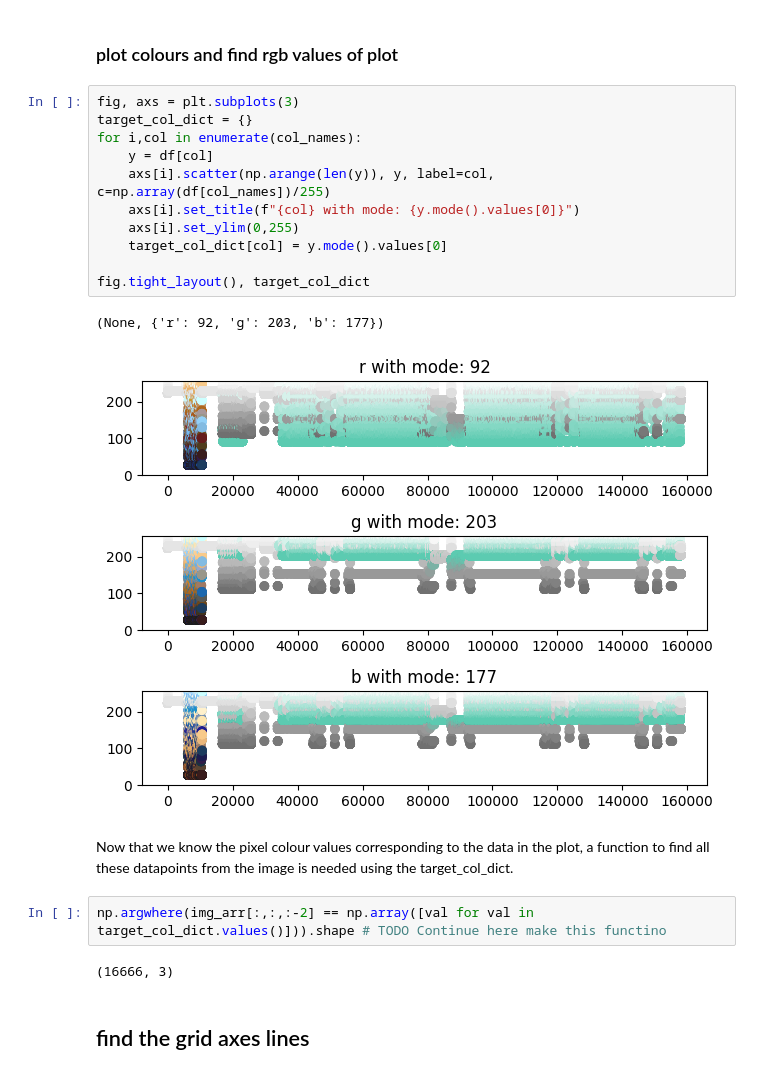
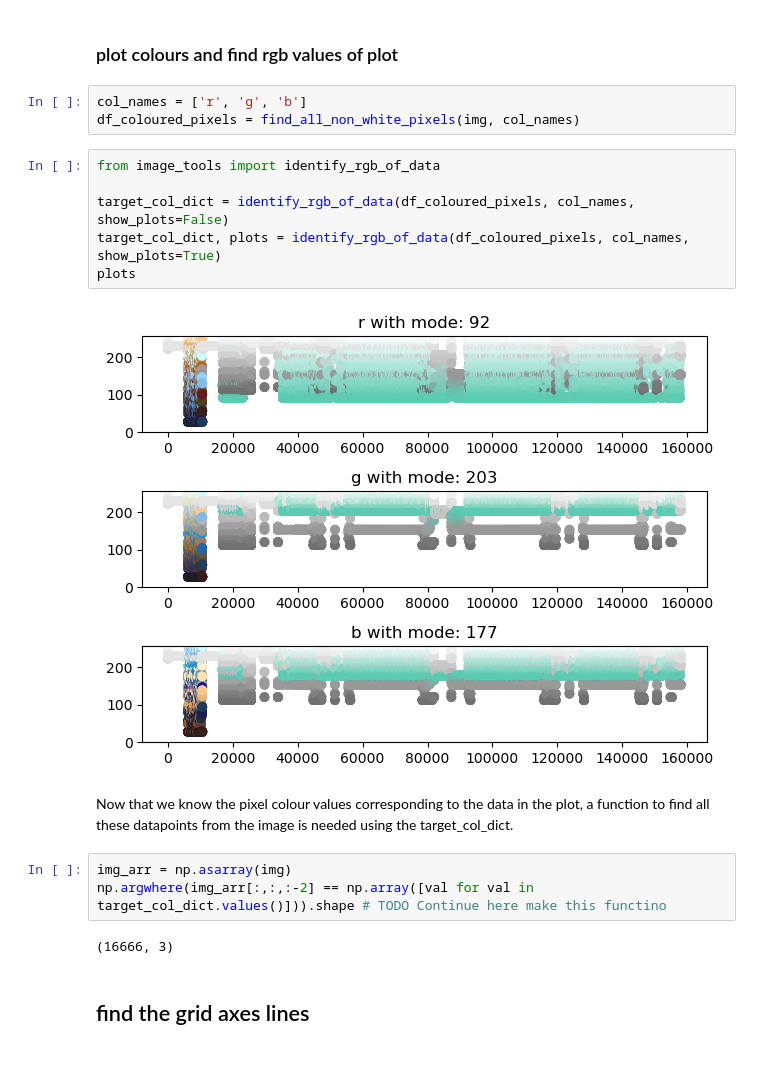
Before and after one commit to jordanesmith/Carbon-Intensity-Project-, a Jupyter notebook: experiments.ipynb, the cells around one changed output. Drawn from its saved outputs; the diff is of its cells as text.

```diff
--- a/experiments.ipynb
+++ b/experiments.ipynb
@@ -58,23 +34,21 @@ img
 [figure]
 # %% [markdown]
 ### plot colours and find rgb values of plot
+# %%
+col_names = ['r', 'g', 'b']
+df_coloured_pixels = find_all_non_white_pixels(img, col_names)
 # %%
-fig, axs = plt.subplots(3)
-target_col_dict = {}
-for i,col in enumerate(col_names):
-    y = df[col]
-    axs[i].scatter(np.arange(len(y)), y, label=col, c=np.array(df[col_names])/255)
-    axs[i].set_title(f"{col} with mode: {y.mode().values[0]}")
-    axs[i].set_ylim(0,255)
-    target_col_dict[col] = y.mode().values[0]
+from image_tools import identify_rgb_of_data
 
-fig.tight_layout(), target_col_dict
+target_col_dict = identify_rgb_of_data(df_coloured_pixels, col_names, show_plots=False)
+target_col_dict, plots = identify_rgb_of_data(df_coloured_pixels, col_names, show_plots=True)
+plots
 # %% [output]
-(None, {'r': 92, 'g': 203, 'b': 177})
-[figure, old version]
+[figure, new version]
 # %% [markdown]
 Now that we know the pixel colour values corresponding to the data in the plot, a function to find all these datapoints from the image is needed using the target_col_dict.
 # %%
+img_arr = np.asarray(img)
 np.argwhere(img_arr[:,:,:-2] == np.array([val for val in target_col_dict.values()])).shape # TODO Continue here make this functino
 # %% [output]
 (16666, 3)
```
Also changed, not shown: parts of 9 cells of this notebook, 2 other files.
